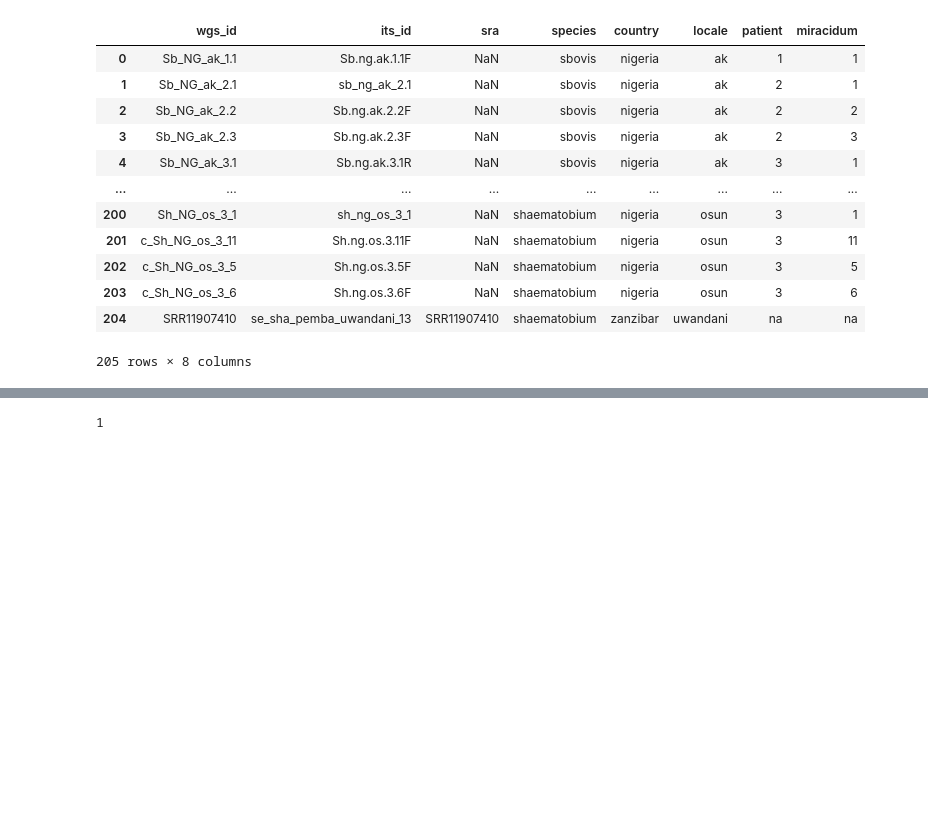
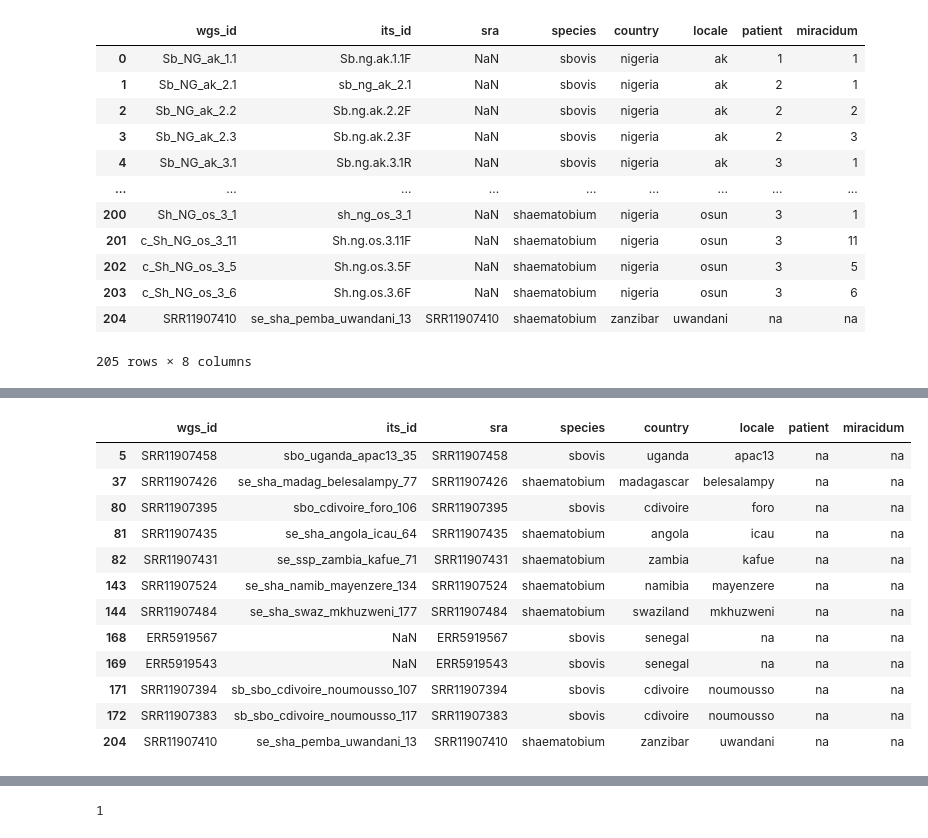
Before and after one commit to nealplatt/sch_hae_its, a Jupyter notebook: code/its-10-nuclear_phylo_svdquartets.ipynb, the cells around one changed output, grey strips where cells are left out. Saved outputs shown, nothing was run; the diff lists cells and outputs as text; code cells hidden in the pictures; blank space fills up the shorter version.

```diff
--- a/code/its-10-nuclear_phylo_svdquartets.ipynb
+++ b/code/its-10-nuclear_phylo_svdquartets.ipynb
@@ -33,0 +46,17 @@ os.chdir(f"{results_dir}/svdq")
+# %%
+keep_species = {"sbovis", "shaematobium", "scurassoni", "guineensis", "margrebowiei"}
+
+mask = (
+    info_df["species"].isin(keep_species)
+    & ~(
+        info_df["species"].isin(["shaematobium", "sbovis"])
+        & info_df["sra"].notna()
+    )
+)
+
+subset = info_df.loc[mask]
+bad = info_df.loc[
+    info_df["species"].isin(["shaematobium", "sbovis"]) & info_df["sra"].notna()
+]
+
+subset["wgs_id"
@@ -33,0 +87,16 @@ os.chdir(f"{results_dir}/svdq")
+# %%
+bad
+# %% [output]
+|  | wgs_id | its_id | sra | species | country | locale | patient | miracidum |
+| 5 | SRR11907458 | sbo_uganda_apac13_35 | SRR11907458 | sbovis | uganda | apac13 | na | na |
+| 37 | SRR11907426 | se_sha_madag_belesalampy_77 | SRR11907426 | shaematobium | madagascar | belesalampy | na | na |
+| 80 | SRR11907395 | sbo_cdivoire_foro_106 | SRR11907395 | sbovis | cdivoire | foro | na | na |
+| 81 | SRR11907435 | se_sha_angola_icau_64 | SRR11907435 | shaematobium | angola | icau | na | na |
+| 82 | SRR11907431 | se_ssp_zambia_kafue_71 | SRR11907431 | shaematobium | zambia | kafue | na | na |
+| 143 | SRR11907524 | se_sha_namib_mayenzere_134 | SRR11907524 | shaematobium | namibia | mayenzere | na | na |
+| 144 | SRR11907484 | se_sha_swaz_mkhuzweni_177 | SRR11907484 | shaematobium | swaziland | mkhuzweni | na | na |
+| 168 | ERR5919567 | NaN | ERR5919567 | sbovis | senegal | na | na | na |
+| 169 | ERR5919543 | NaN | ERR5919543 | sbovis | senegal | na | na | na |
+| 171 | SRR11907394 | sb_sbo_cdivoire_noumousso_107 | SRR11907394 | sbovis | cdivoire | noumousso | na | na |
+| 172 | SRR11907383 | sb_sbo_cdivoire_noumousso_117 | SRR11907383 | sbovis | cdivoire | noumousso | na | na |
+| 204 | SRR11907410 | se_sha_pemba_uwandani_13 | SRR11907410 | shaematobium | zanzibar | uwandani | na | na |
```
Also changed, not shown: parts of 13 cells of this notebook, 2 other files.
